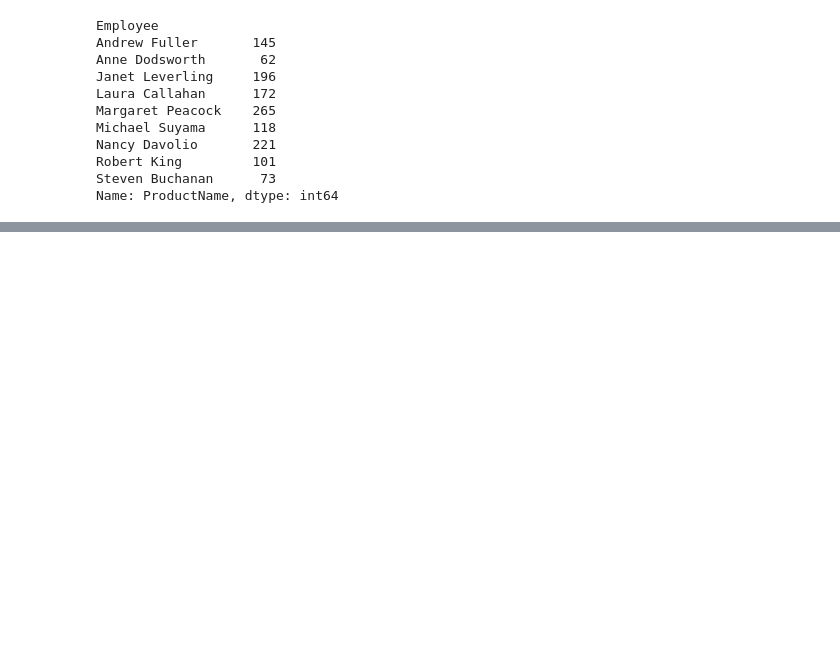
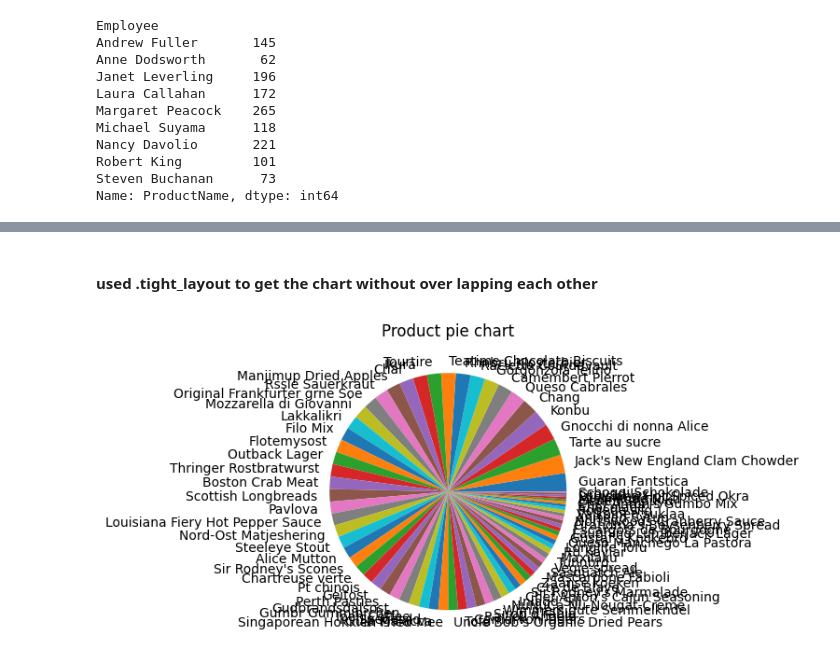
Before and after one commit to mohammadunited/Capstone_2, a Jupyter notebook: transaction.ipynb, the cells around one changed output, grey strips where cells are left out. Saved outputs shown, nothing was run; the diff lists cells and outputs as text; code cells hidden in the pictures; blank space fills up the shorter version.

```diff
--- a/transaction.ipynb
+++ b/transaction.ipynb
@@ -66,0 +76,12 @@ IndentationError: unexpected indent (1896189370.py, line 2)
+# %% [markdown]
+#### used .tight_layout to get the chart without over lapping each other
+# %%
+
+product_counts = df['ProductName'].value_counts()
+plt.pie(product_counts, labels=product_counts.index)
+
+plt.title('Product pie chart')
+plt.tight_layout()
+plt.show()
+# %% [output]
+[figure, added]
```
Also changed, not shown: parts of 13 cells of this notebook, 1 other file.
